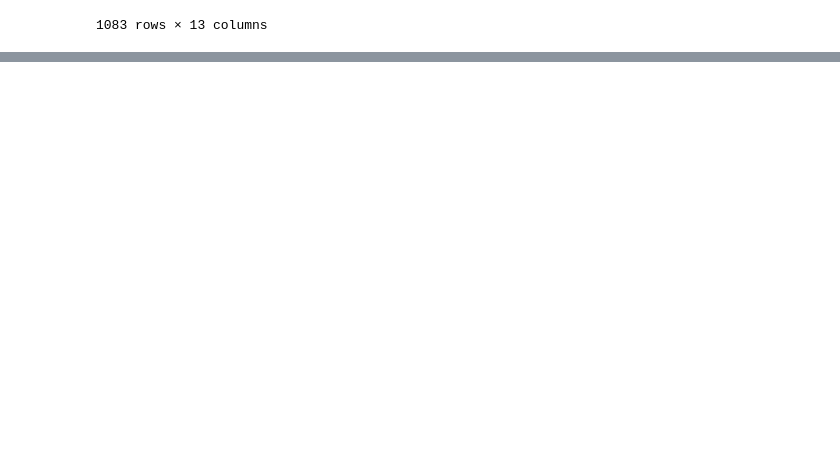
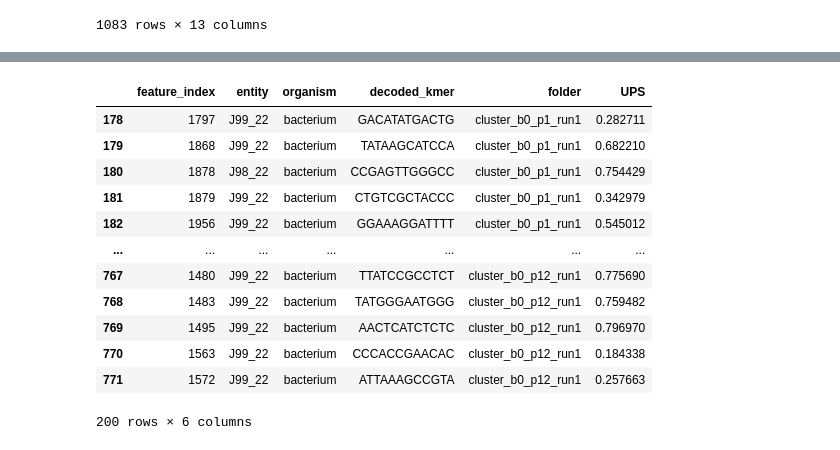
Before and after one commit to azzy72/PredictPhagePPI, a Jupyter notebook: notebooks/gene_investigation.ipynb, the cells around one changed output, grey strips where cells are left out. Drawn from its saved outputs; the diff is of its cells as text; code cells hidden in the pictures; blank space fills up the shorter version.

```diff
--- a/notebooks/gene_investigation.ipynb
+++ b/notebooks/gene_investigation.ipynb
@@ -725,0 +1175,16 @@ GA.batch_phage_annotate(pkmers, phage_names, data_prod_path)
+# %%
+bact_kmers_df
+# %% [output]
+|  | feature_index | entity | organism | decoded_kmer | folder | UPS |
+| 178 | 1797 | J99_22 | bacterium | GACATATGACTG | cluster_b0_p1_run1 | 0.282711 |
+| 179 | 1868 | J99_22 | bacterium | TATAAGCATCCA | cluster_b0_p1_run1 | 0.682210 |
+| 180 | 1878 | J98_22 | bacterium | CCGAGTTGGGCC | cluster_b0_p1_run1 | 0.754429 |
+| 181 | 1879 | J99_22 | bacterium | CTGTCGCTACCC | cluster_b0_p1_run1 | 0.342979 |
+| 182 | 1956 | J99_22 | bacterium | GGAAAGGATTTT | cluster_b0_p1_run1 | 0.545012 |
+| ... | ... | ... | ... | ... | ... | ... |
+| 767 | 1480 | J99_22 | bacterium | TTATCCGCCTCT | cluster_b0_p12_run1 | 0.775690 |
+| 768 | 1483 | J99_22 | bacterium | TATGGGAATGGG | cluster_b0_p12_run1 | 0.759482 |
+| 769 | 1495 | J99_22 | bacterium | AACTCATCTCTC | cluster_b0_p12_run1 | 0.796970 |
+| 770 | 1563 | J99_22 | bacterium | CCCACCGAACAC | cluster_b0_p12_run1 | 0.184338 |
+| 771 | 1572 | J99_22 | bacterium | ATTAAAGCCGTA | cluster_b0_p12_run1 | 0.257663 |
+200 rows × 6 columns
```
Also changed, not shown: parts of 13 cells of this notebook, 4 other files.
